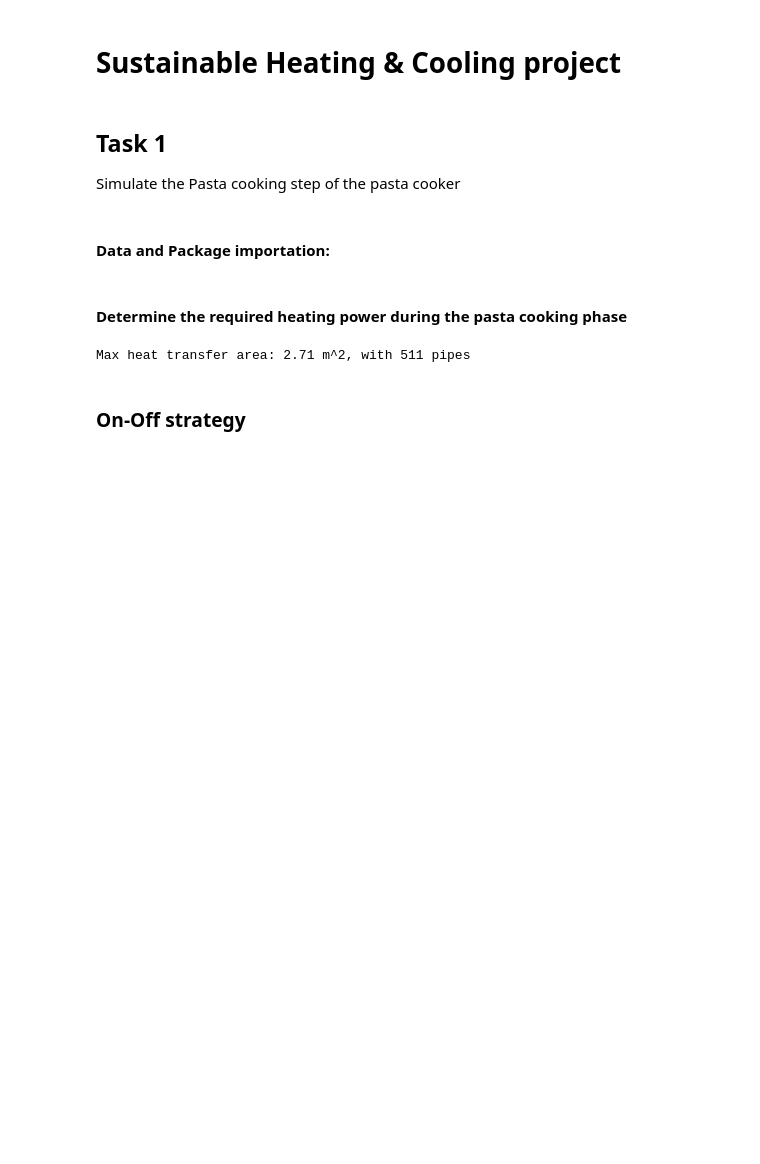
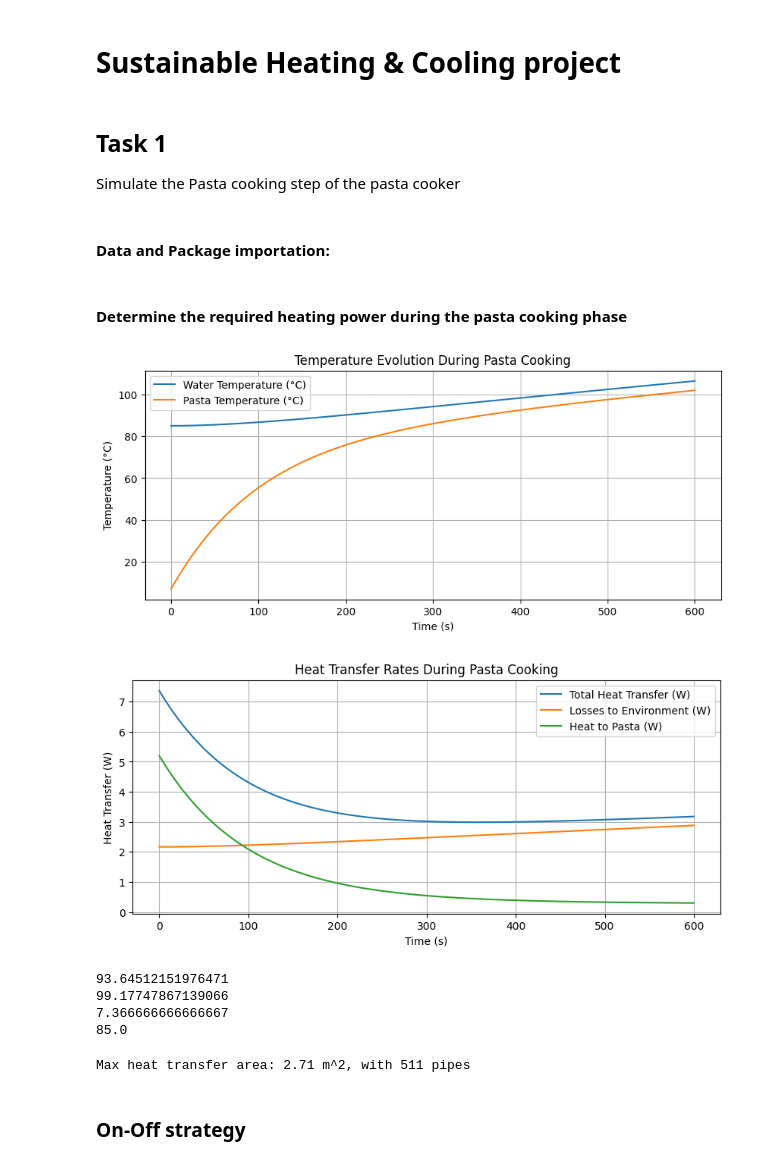
Before and after one commit to ElmayoGH/SHC-project, a Jupyter notebook: Task1.ipynb, the cells around one changed output. Drawn from its saved outputs; the diff is of its cells as text; code cells hidden in the pictures; blank space fills up the shorter version.

Commit message:
Heat requirements

```diff
--- a/Task1.ipynb
+++ b/Task1.ipynb
@@ -33,8 +34,8 @@ r_env_water   = 30.0          # environment ↔ water
 r_water_pasta = 15.0          # water ↔ pasta
 
 # === Specific heats ===
-cp_water = 4.18e3             # [J/kg/K] water
-cp_pasta = 3.5e3              # [J/kg/K] pasta
+cp_water = 4.18            # [kJ/kg/K] water
+cp_pasta = 3.5              # [kJ/kg/K] pasta
 
 # === Cooker Dimensions ===
 W_ext = 0.27 #[m]
@@ -49,19 +50,71 @@ wall_thick = 0.02 #[m]
 # %%
 
 #calling it with t_w= t_w_min for now
 t_w= t_w_min
 def required_heating_power(t_w,r_water_pasta,r_env_water,t_p_0,m_pasta_batch,cp_pasta):
     #for now I assume the the cooking température is 85 degrees
     P_loss = (t_w-t_env)/r_env_water
     P_pasta_max = (t_w-t_p_0)/r_water_pasta
     P_peak = P_loss + P_pasta_max
 
     P_pasta = m_pasta_batch*cp_pasta(t_w-t_p_0)
     E_pasta_avg = P_pasta/t_cook
 
     P_avg = P_pasta+P_loss
 
     return P_avg, P_peak, E_pasta_avg
+
+#Modelisation of the heating process
+mw = 20*47*27*(10**-6)*1000 # [kg] water mass
+Qcond = 7.375
+def dTdt(t,T):
+    Tw,Tp = T
+    return [(-1/(mw*cp_water))*((1/r_water_pasta)*(Tw - Tp) + (1/r_env_water)*(Tw - t_env))  + (1/(mw*cp_water))*Qcond,(1/(r_water_pasta*m_pasta_batch*cp_pasta))*(Tw - Tp)]
+
+
+T0 = (t_w_min,t_p_0)
+t = np.linspace(0,10*60,300)
+sol = odeint(dTdt, y0 = T0, t=t, tfirst = True)
+
+Tw_sol = sol.T[0]
+Tp_sol = sol.T[1]
+
+
+
+# Plot temperatures
+plt.figure(figsize=(10, 4))
+plt.plot(t, Tw_sol, label="Water Temperature (°C)")
+plt.plot(t, Tp_sol, label="Pasta Temperature (°C)")
+plt.xlabel("Time (s)")
+plt.ylabel("Temperature (°C)")
+plt.title("Temperature Evolution During Pasta Cooking")
+plt.legend()
+plt.grid(True)
+plt.show()
+
+# Plot heat transfers
+plt.figure(figsize=(10, 4))
+plt.plot(t, (1/r_water_pasta)*(Tw_sol - Tp_sol) + (1/r_env_water)*(Tw_sol - t_env), label="Total Heat Transfer (W)")
+plt.plot(t, (1/r_env_water)*(Tw_sol - t_env), label="Losses to Environment (W)")
+plt.plot(t, (1/r_water_pasta)*(Tw_sol - Tp_sol), label="Heat to Pasta (W)")
+plt.xlabel("Time (s)")
+plt.ylabel("Heat Transfer (W)")
+plt.title("Heat Transfer Rates During Pasta Cooking")
+plt.legend()
+plt.grid(True)
+plt.show()
+
+print(Tp_sol[210])
+print(Tw_sol[210])
+print((1/r_water_pasta)*(Tw_sol[0] - Tp_sol[0]) + (1/r_env_water)*(Tw_sol[0] - t_env))
+print(np.min(Tw_sol))
+# %% [output]
+[figure, added]
+[figure, added]
+93.64512151976471
+99.17747867139066
+7.366666666666667
+85.0
 # %%
 # le mettre sous la forme d'une fonction
 #all dimensions in [mm]
```
Also changed, not shown: parts of 3 cells of this notebook.
